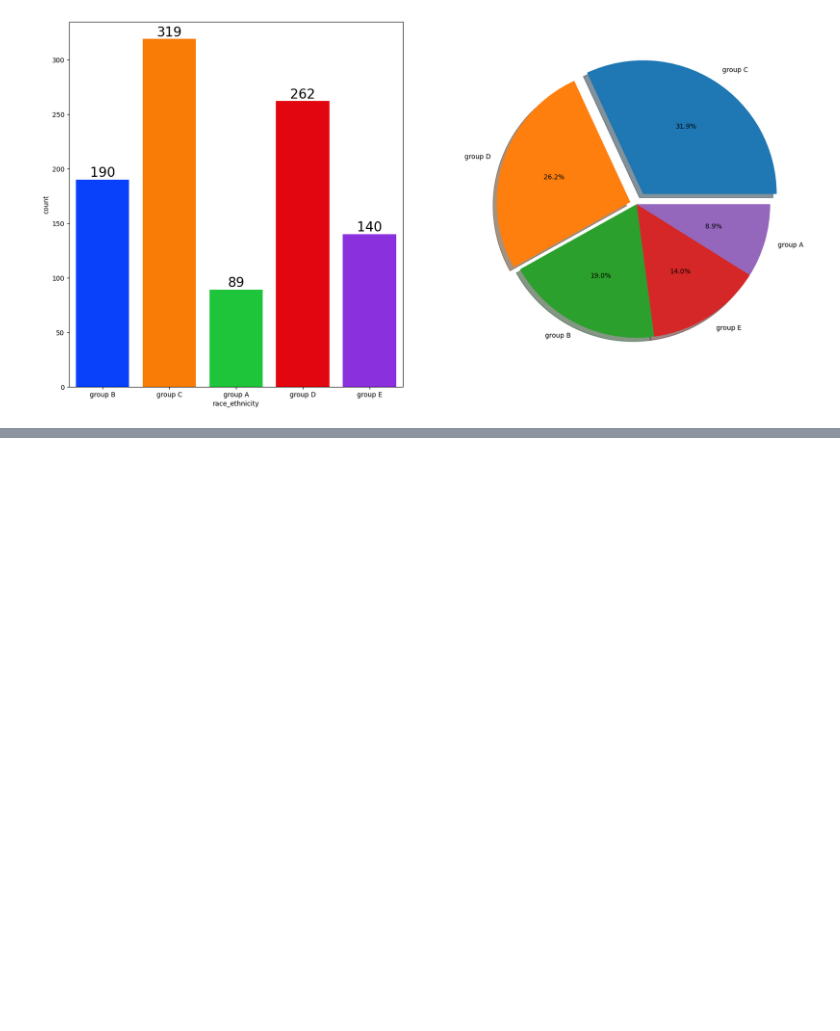
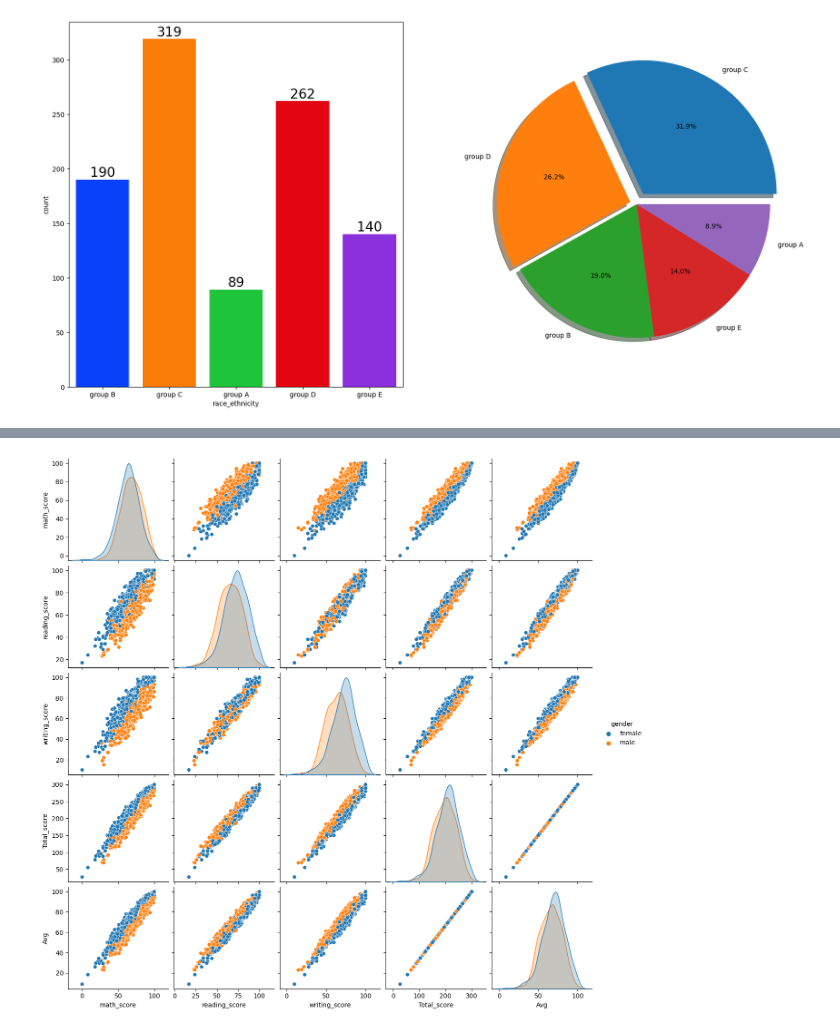
Before and after one commit to rahul-jha-2001/Student_performance-, a Jupyter notebook: EDA.ipynb, the cells around one changed output, grey strips where cells are left out. Saved outputs shown, nothing was run; the diff lists cells and outputs as text; code cells hidden in the pictures; blank space fills up the shorter version.

```diff
--- a/EDA.ipynb
+++ b/EDA.ipynb
@@ -245,0 +257,5 @@ plt.show()
+# %%
+sns.pairplot(df,hue = 'gender')
+plt.show()
+# %% [output]
+[figure, added]
```
Also changed, not shown: parts of 3 cells of this notebook, 6 other files.
